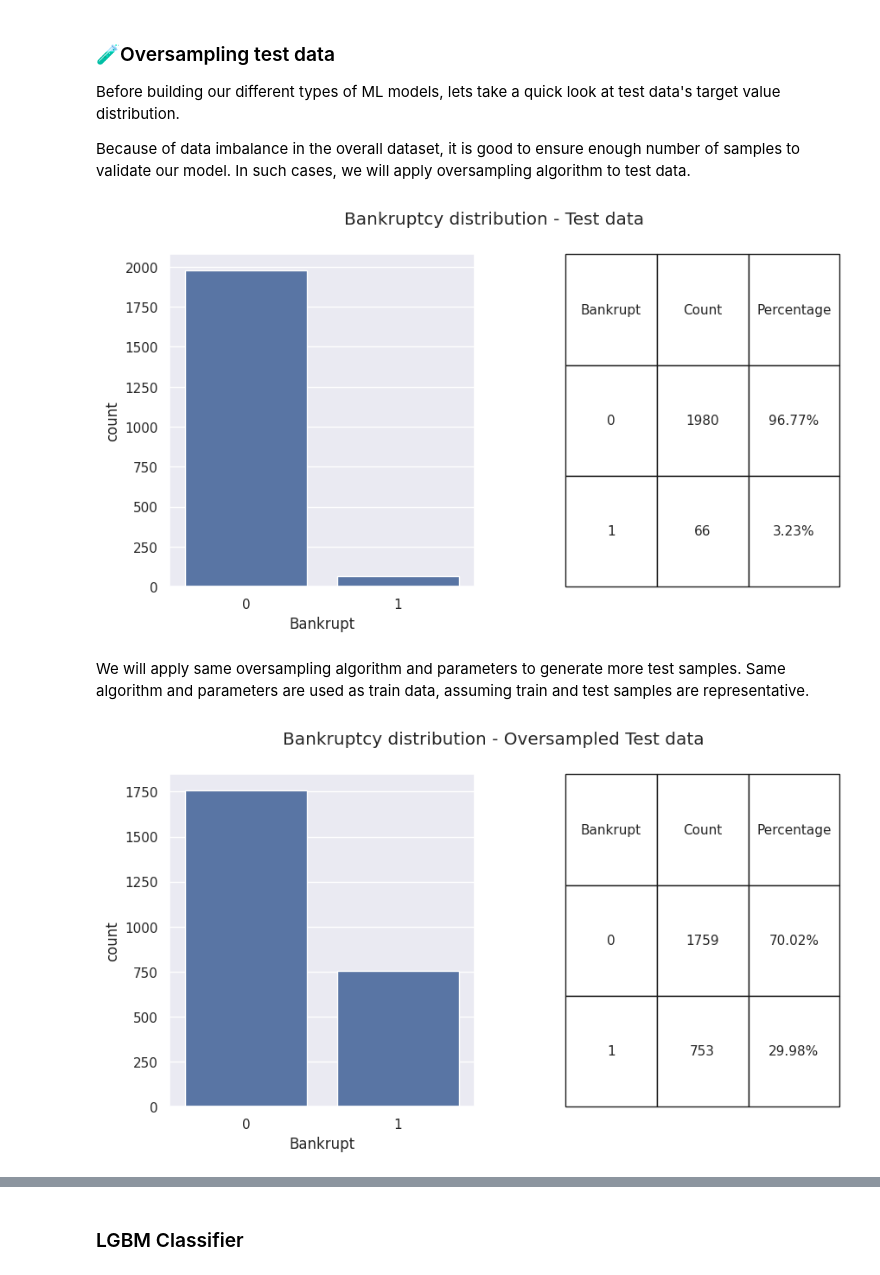
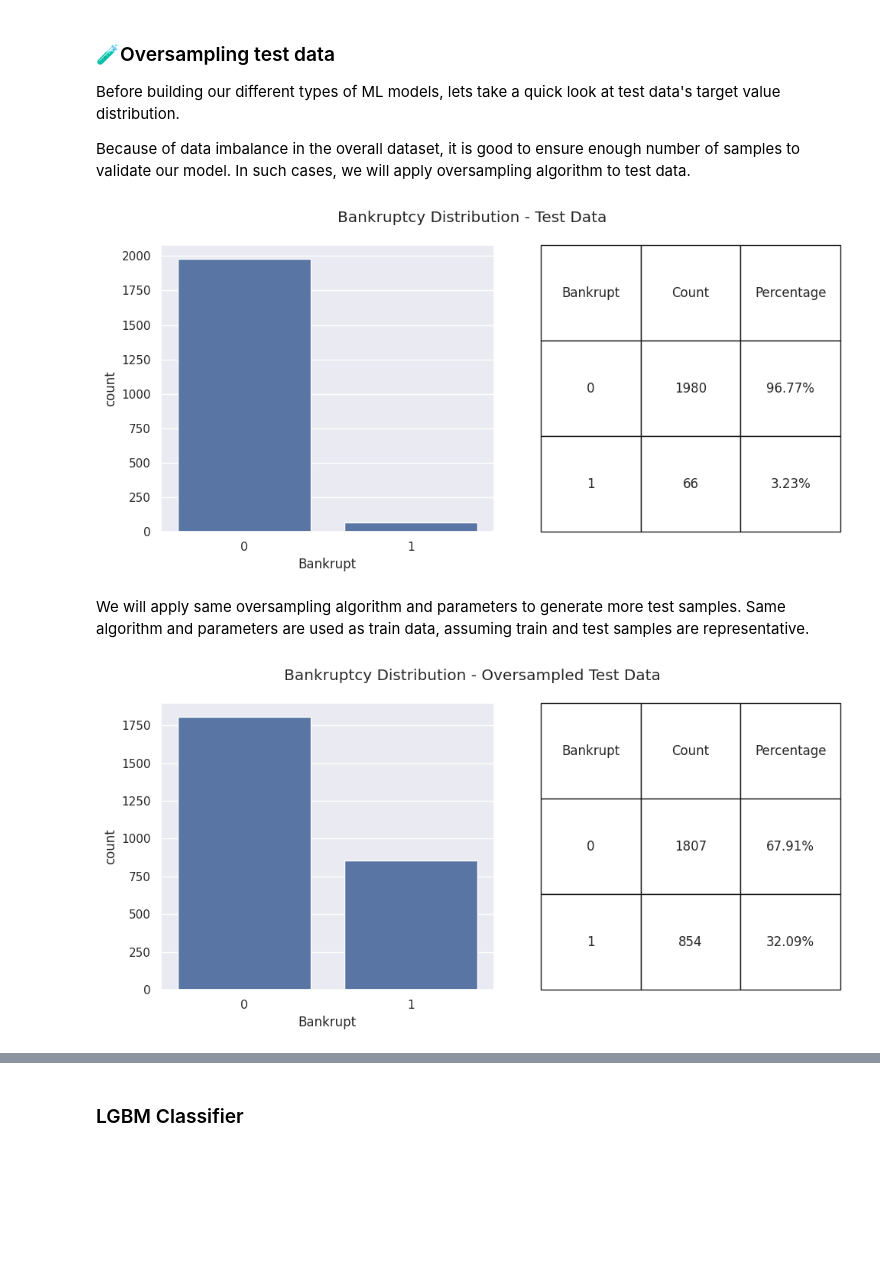
Before and after one commit to perryfalcon0410/Bankruptcy-Analysis, a Jupyter notebook: Bankruptcy_Analysis.ipynb, the cells around one changed output, grey strips where cells are left out. Cells and saved outputs as stored; diff of their text form; code cells hidden in the pictures; blank space fills up the shorter version.

```diff
--- a/Bankruptcy_Analysis.ipynb
+++ b/Bankruptcy_Analysis.ipynb
@@ -249,5 +245,5 @@ pps_df.sort_values(by=['ppscore'], ascending=False)[:10]
 # %%
-selected_features_final = pps_df.x.tolist()
+selected_features_final = pps_filtered_df.x.tolist()
 # %%
 selected_features_final
 # %% [output]
@@ -329,0 +332,13 @@ Number of features selected :
+# %%
+# Select only the top features based on feature importance
+top_features = feature_importance_df.Feature.head(3).to_list()
+# Add the top features to the final selected features list
+selected_features_final = list(set(selected_features_final + top_features))
+
+# Sort the final feature list
+selected_features_final.sort()
+
+# Display the final selected features
+print("Final selected features:", selected_features_final)
+print("\nNumber of features selected:")
+print(len((selected_features_final)))
@@ -542,6 +464,6 @@ WARNING:matplotlib.legend:No artists with labels found to put in legend.  Note t
 ### Target variable analysis 🎯
 # %%
 # Converting Bankrupt column to Categorical
-company_df['Bankrupt'] = company_df['Bankrupt'].astype(str)
+df['Bankrupt'] = df['Bankrupt'].astype(str)
 # %%
 # Calculate counts and percentages
@@ -648,11 +570,11 @@ Decision Flow
 - [Imbalanced-Learn: Under-Sampling with Tomek Links](https://imbalanced-learn.org/stable/under_sampling.html#tomek-links)
 # %%
 # Separate features and target variable
-X = company_df[selected_features_final].copy()
-y = company_df['Bankrupt'].copy()
+X = df[selected_features_final].copy()
+y = df['Bankrupt'].copy()
 
 # Perform stratified train-test split
-X_train, X_test, y_train, y_test = train_test_split(X, y, test_size=0.30,shuffle=True, stratify=y, random_state=42)
+X_train, X_test, y_train, y_test = train_test_split(X, y, test_size=0.30,shuffle=True, stratify=y, random_state=76)
 
 print("Target variable distribution in Train samples :")
 pd.DataFrame(y_train.value_counts())
@@ -857,36 +780,40 @@ Before building our different types of ML models, lets take a quick look at test
 
 Because of data imbalance in the overall dataset, it is good to ensure enough number of samples to validate our model. In such cases, we will apply oversampling algorithm to test data.
 # %%
-# Calculate counts and percentages
+# Calculate counts and percentages for the 'Bankrupt' column in the test data
 count_df = y_test.value_counts().reset_index()
 count_df.columns = ['Bankrupt', 'Count']
 count_df['Percentage'] = (count_df['Count'] / len(y_test)) * 100
-count_df['Percentage'] = round(count_df['Percentage'],2)
-count_df['Percentage'] = count_df['Percentage'].astype(str) + "%"
+count_df['Percentage'] = count_df['Percentage'].round(2).astype(str) + "%"
 
-# Create a countplot
+# Set the visual style for the plot
 sns.set(style="darkgrid")
+
+# Create a figure with two subplots
 plt.figure(figsize=(10, 5))
 
-# Plot the countplot
+# Plot the countplot for 'Bankrupt' in the test data
 plt.subplot(1, 2, 1)
-ax = sns.countplot(x='Bankrupt', data=pd.DataFrame(y_test), order = ["0","1"])
+sns.countplot(x='Bankrupt', data=pd.DataFrame(y_test), order=["0", "1"])
 
 # Create a table with counts and percentages
-margins = 0.1
 plt.subplot(1, 2, 2)
 table_ax = plt.gca()
 table_ax.axis('off')  # Turn off axis for the table
 table_ax.table(cellText=count_df.values,
                colLabels=count_df.columns,
                cellLoc='center',
                loc='center',
-              bbox=[margins, 0, 1 - 1 * margins, 1])
+               bbox=[0.1, 0, 0.9, 1])  # Adjust table's position within the subplot
 
-plt.suptitle('Bankruptcy distribution - Test data')
+# Set the title for the figure
+plt.suptitle('Bankruptcy Distribution - Test Data')
+
+# Show the plot
+plt.tight_layout()
 plt.show()
 # %% [output]
-[figure, old version]
+[figure, new version]
 # %% [markdown]
 We will apply same oversampling algorithm and parameters to generate more test samples. Same algorithm and parameters are used as train data, assuming train and test samples are representative.
 # %%
@@ -900,21 +829,21 @@ del(X_test_os,y_test_os)
 # %%
-# Calculate counts and percentages
+# Calculate counts and percentages for the 'Bankrupt' column in the oversampled test data
 count_df = test_os_df['Bankrupt'].value_counts().reset_index()
 count_df.columns = ['Bankrupt', 'Count']
 count_df['Percentage'] = (count_df['Count'] / len(test_os_df)) * 100
-count_df['Percentage'] = round(count_df['Percentage'],2)
-count_df['Percentage'] = count_df['Percentage'].astype(str) + "%"
+count_df['Percentage'] = count_df['Percentage'].round(2).astype(str) + "%"
 
-# Create a countplot
+# Set visual style for the plot
 sns.set(style="darkgrid")
+
+# Create a figure with two subplots for the countplot and the table
 plt.figure(figsize=(10, 5))
 
-# Plot the countplot
+# Plot the countplot for 'Bankrupt' in the oversampled test data
 plt.subplot(1, 2, 1)
-ax = sns.countplot(x='Bankrupt', data=test_os_df, order = ["0","1"])
+sns.countplot(x='Bankrupt', data=test_os_df, order=["0", "1"])
 
 # Create a table with counts and percentages
-margins = 0.1
 plt.subplot(1, 2, 2)
 table_ax = plt.gca()
 table_ax.axis('off')  # Turn off axis for the table
@@ -922,12 +851,16 @@ table_ax.table(cellText=count_df.values,
                colLabels=count_df.columns,
                cellLoc='center',
                loc='center',
-              bbox=[margins, 0, 1 - 1 * margins, 1])
+               bbox=[0.1, 0, 0.9, 1])  # Adjust the table's position
 
-plt.suptitle('Bankruptcy distribution - Oversampled Test data')
+# Set the title for the figure
+plt.suptitle('Bankruptcy Distribution - Oversampled Test Data')
+
+# Show the plot
+plt.tight_layout()
 plt.show()
 # %% [output]
-[figure, old version]
+[figure, new version]
 # %%
 print("Features used to build a model : ",selected_features_final)
 # %% [output]
```
Also changed, not shown: parts of 78 cells of this notebook.
